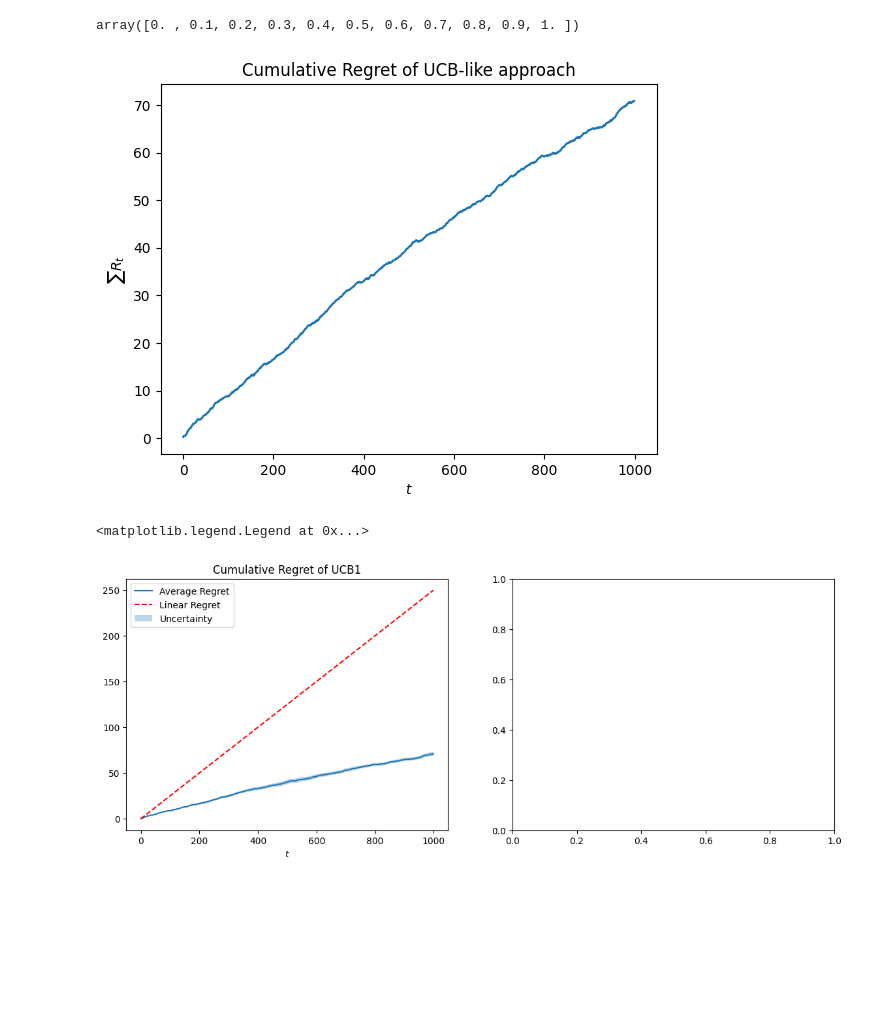
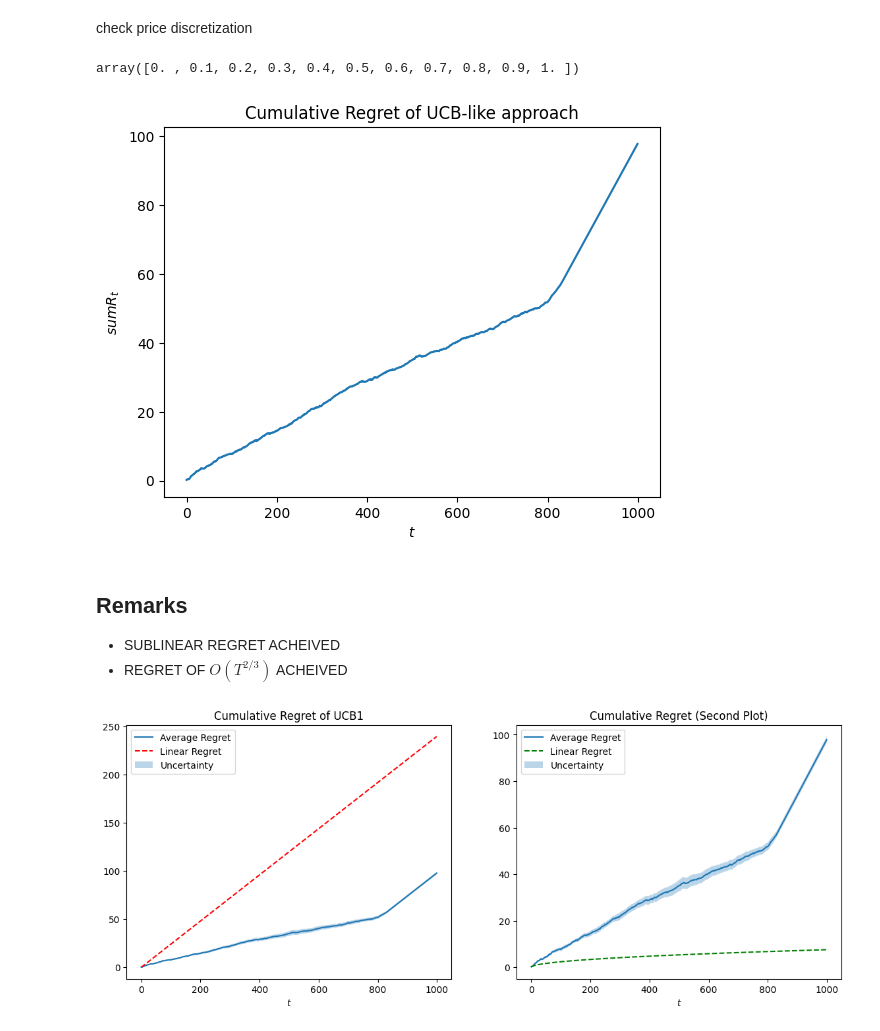
Before and after one commit to matteopasqual02/OLA-2025-project, a Jupyter notebook: R1.2_Single_product_and_stochastic_environment(1).ipynb, the cells around one changed output. Saved outputs shown, nothing was run; the diff lists cells and outputs as text; code cells hidden in the pictures; blank space fills up the shorter version.

```diff
--- a/R1.2_Single_product_and_stochastic_environment(1).ipynb
+++ b/R1.2_Single_product_and_stochastic_environment(1).ipynb
@@ -109,7 +111,7 @@ def compute_best_price_uniform_valuation(prices, rho):
     return gamma, expected_revenue, expected_units_sold
 # %%
 T = 1000
-B = 2000
+B = 400
 P = np.linspace(0, 1, 11)
 K = len(P)
 
@@ -129,7 +131,8 @@ for seed in range(n_trials):
   agent = CompanyUCB1_V2(K=K, B=B, T=T)
   ag_utility = np.zeros(T)
 
-  for _ in range(T):
+  flag = True
+  for i in range(T):
     arm = agent.pull_arm()
     price = P[arm]
 
@@ -140,12 +143,11 @@ for seed in range(n_trials):
 
     agent.update(f_t=f_t, c_t=c_t)
 
-    ag_utility[_] = f_t
+    ag_utility[i] = f_t
 
-    if agent.budget <= 0:
-      print(_)
-      print("ended budget")
-      break  # Budget exhausted
+    if agent.budget <= 0 and flag:
+      print("TRIAL", seed , "Budget exhausted at round", i)
+      flag = False
 
   cumulative_regret = np.cumsum(exp_utility-ag_utility)
   regret_per_trial.append(cumulative_regret)
@@ -166,3 +178,5 @@ Average cumulative regret 70.8
+# %% [markdown]
+check price discretization
 # %%
 P
 # %% [output]
@@ -170,29 +184,50 @@ array([0. , 0.1, 0.2, 0.3, 0.4, 0.5, 0.6, 0.7, 0.8, 0.9, 1. ])
 # %%
 plt.plot(average_regret)
 plt.xlabel('$t$')
-plt.ylabel('$\sum R_t$')
+plt.ylabel('$sum R_t$')
 plt.title('Cumulative Regret of UCB-like approach')
 plt.show()
 # %% [output]
-[figure, old version]
+[figure, new version]
+# %% [markdown]
+Remarks
+---
+
+- SUBLINEAR REGRET ACHEIVED
+- REGRET OF $O (T^{2/3})$  ACHEIVED
 # %%
-fig, axs = plt.subplots(1,2, figsize=(14 , 5))
+fig, axs = plt.subplots(1, 2, figsize=(14, 5))
 
-# First subplot: Cumulative regret with linear line
+# First subplot: Cumulative regret with linear line and T^{2/3} benchmark
 axs[0].plot(np.arange(T), average_regret, label='Average Regret')
 axs[0].set_title('Cumulative Regret of UCB1')
 
-linear_regret = np.arange(T) * (exp_utility)
+linear_regret = np.arange(T) * exp_utility
 axs[0].plot(np.arange(T), linear_regret, label='Linear Regret', linestyle='--', color='red')
-
-axs[0].fill_between(np.arange(T),
-                    average_regret - regret_std / np.sqrt(n_trials),
-                    average_regret + regret_std / np.sqrt(n_trials),
-                    alpha=0.3,
-                    label='Uncertainty')
-
+axs[0].fill_between(
+    np.arange(T),
+    average_regret - regret_std / np.sqrt(n_trials),
+    average_regret + regret_std / np.sqrt(n_trials),
+    alpha=0.3,
+    label='Uncertainty'
+)
 axs[0].set_xlabel('$t$')
 axs[0].legend()
+
+axs[1].plot(np.arange(T), average_regret, label='Average Regret')
+lambda f : f**(1/2) *np.log
+axs[1].plot(np.arange(T), np.arange(T) ** (1/2)  * exp_utility, label='Linear Regret', linestyle='--', color='green')
+axs[1].fill_between(
+    np.arange(T),
+    average_regret - regret_std / np.sqrt(n_trials),
+    average_regret + regret_std / np.sqrt(n_trials),
+    alpha=0.3,
+    label='Uncertainty'
+)
+axs[1].set_title('Cumulative Regret (Second Plot)')
+axs[1].set_xlabel('$t$')
+axs[1].legend()
+
+plt.show()
 # %% [output]
-<matplotlib.legend.Legend at 0x...>
-[figure, old version]
+[figure, new version]
```
Also changed, not shown: parts of 3 cells of this notebook, 3 other files.
